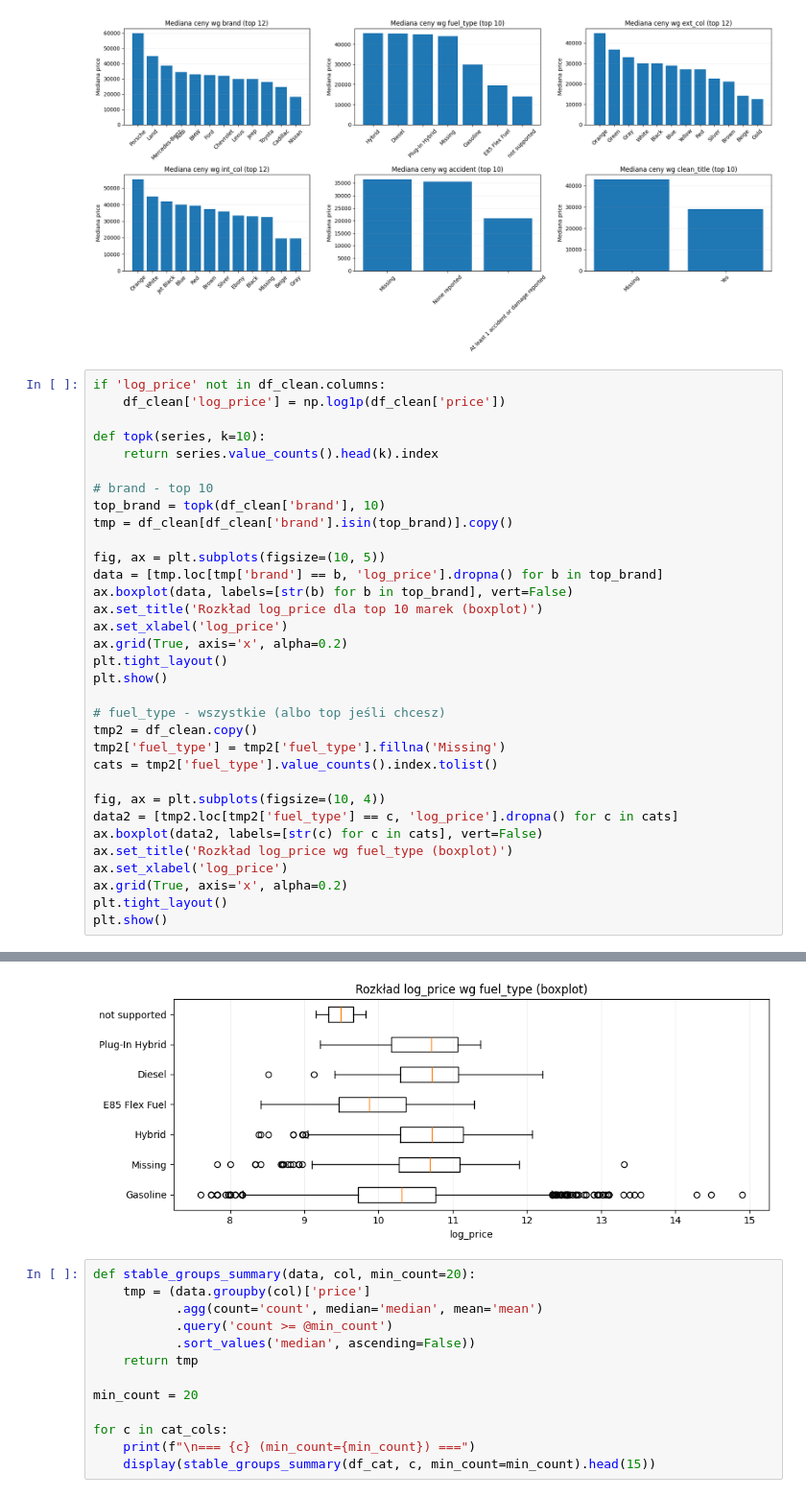
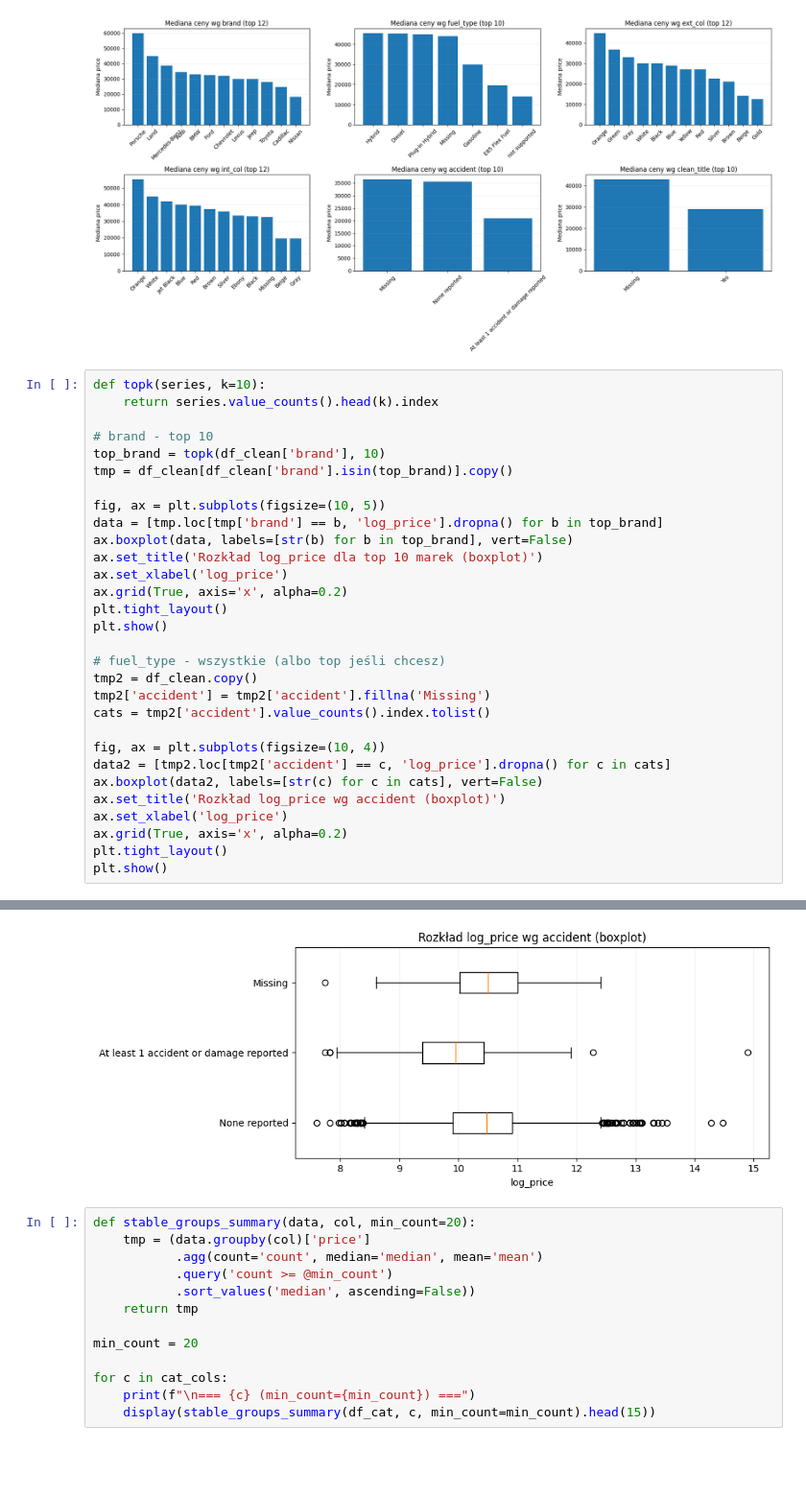
Before and after one commit to adampb13/CarPriceRegression, a Jupyter notebook: analiza_eksploracyjna.ipynb, the cells around one changed output, grey strips where cells are left out. Shown at 96% size. Cells and saved outputs as stored; diff of their text form; blank space fills up the shorter version.

```diff
--- a/analiza_eksploracyjna.ipynb
+++ b/analiza_eksploracyjna.ipynb
@@ -600,41 +600,38 @@ plt.show()
 # %% [output]
 [figure]
 # %%
-if 'log_price' not in df_clean.columns:
-    df_clean['log_price'] = np.log1p(df_clean['price'])
-
 def topk(series, k=10):
     return series.value_counts().head(k).index
 
 # brand - top 10
 top_brand = topk(df_clean['brand'], 10)
 tmp = df_clean[df_clean['brand'].isin(top_brand)].copy()
 
 fig, ax = plt.subplots(figsize=(10, 5))
 data = [tmp.loc[tmp['brand'] == b, 'log_price'].dropna() for b in top_brand]
 ax.boxplot(data, labels=[str(b) for b in top_brand], vert=False)
 ax.set_title('Rozkład log_price dla top 10 marek (boxplot)')
 ax.set_xlabel('log_price')
 ax.grid(True, axis='x', alpha=0.2)
 plt.tight_layout()
 plt.show()
 
 # fuel_type - wszystkie (albo top jeśli chcesz)
 tmp2 = df_clean.copy()
-tmp2['fuel_type'] = tmp2['fuel_type'].fillna('Missing')
-cats = tmp2['fuel_type'].value_counts().index.tolist()
+tmp2['accident'] = tmp2['accident'].fillna('Missing')
+cats = tmp2['accident'].value_counts().index.tolist()
 
 fig, ax = plt.subplots(figsize=(10, 4))
-data2 = [tmp2.loc[tmp2['fuel_type'] == c, 'log_price'].dropna() for c in cats]
+data2 = [tmp2.loc[tmp2['accident'] == c, 'log_price'].dropna() for c in cats]
 ax.boxplot(data2, labels=[str(c) for c in cats], vert=False)
-ax.set_title('Rozkład log_price wg fuel_type (boxplot)')
+ax.set_title('Rozkład log_price wg accident (boxplot)')
 ax.set_xlabel('log_price')
 ax.grid(True, axis='x', alpha=0.2)
 plt.tight_layout()
 plt.show()
 # %% [output]
 [figure]
-[figure, old version]
+[figure, new version]
 # %%
 def stable_groups_summary(data, col, min_count=20):
     tmp = (data.groupby(col)['price']
```
